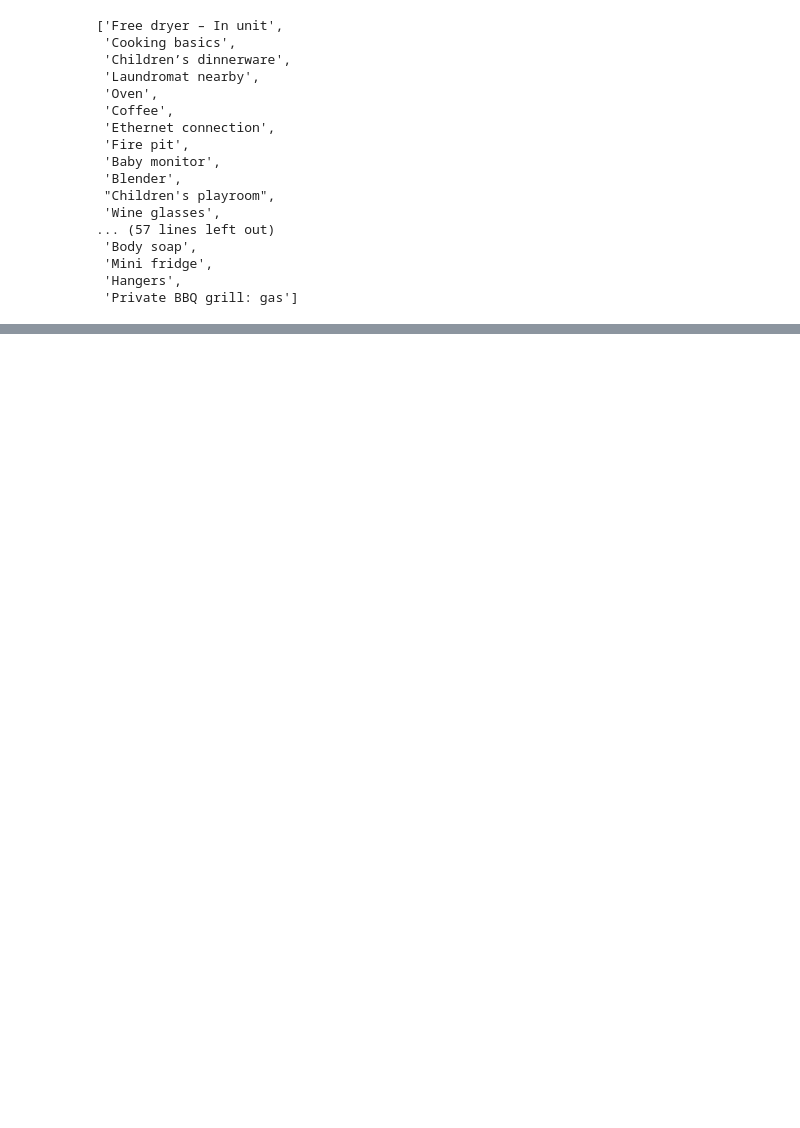
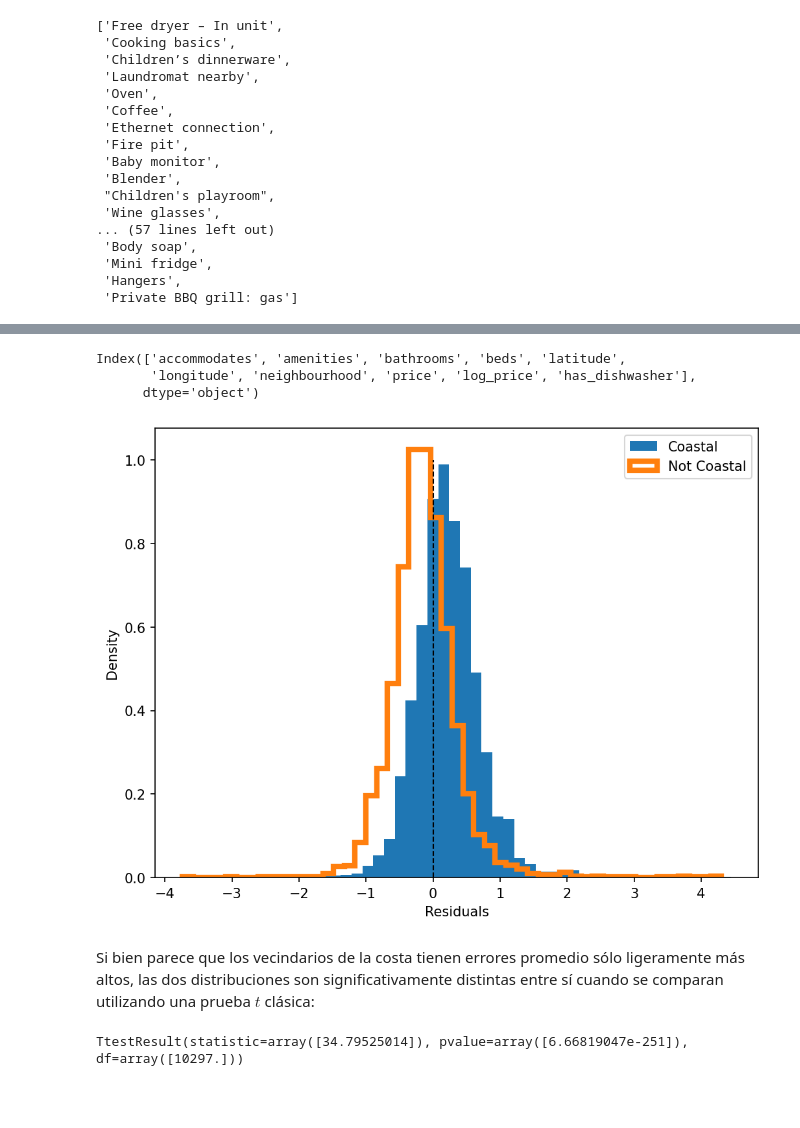
Before and after one commit to douglascarmona/spatial_statistics_course, a Jupyter notebook: classes/regression/airbnb.ipynb, the cells around one changed output, grey strips where cells are left out. Saved outputs shown, nothing was run; the diff lists cells and outputs as text; code cells hidden in the pictures; blank space fills up the shorter version.

```diff
--- a/classes/regression/airbnb.ipynb
+++ b/classes/regression/airbnb.ipynb
@@ -259,0 +258,4 @@ Number of properties with pool: 2249
+# %%
+listings = listings.dropna()
+
+listings = listings[(listings["bathrooms"] >= 1)&(listings["beds"] >= 1)]
@@ -259,0 +375,60 @@ Number of properties with pool: 2249
+# %%
+listings.columns
+# %% [output]
+Index(['accommodates', 'amenities', 'bathrooms', 'beds', 'latitude',
+       'longitude', 'neighbourhood', 'price', 'log_price', 'has_dishwasher'],
+      dtype='object')
+# %%
+coastal_neighborhoods = [
+    "Wooded Area",
+    "Ocean Beach",
+    "Pacific Beach",
+    "La Jolla",
+    "Torrey Pines",
+    "Del Mar Heighs",
+    "Mission Bay",
+]
+
+# Create a Boolean (True/False) with whether a property is coastal or not
+listings["is_coastal_neig"] = (
+    listings["neighbourhood"].isin(coastal_neighborhoods).astype(bool)
+)
+# %%
+is_coastal_neig = listings["is_coastal_neig"].astype(bool)
+
+# Split residuals between coastal and not
+coastal_residuals = model_1.u[is_coastal_neig]
+non_coastal_residuals = model_1.u[~is_coastal_neig]
+
+fig, ax = plt.subplots(figsize=(8, 6), dpi=150)
+
+# Create histogram of the distribution of coastal and non-coastal residuals
+ax.hist(coastal_residuals, density=True, bins=50, label="Coastal")
+ax.hist(
+    non_coastal_residuals,
+    histtype="step",
+    density=True,
+    linewidth=4,
+    bins=50,
+    label="Not Coastal",
+)
+ax.set(ylabel="Density", xlabel="Residuals")
+
+# Add Line on 0
+plt.vlines(0, 0, 1, linestyle="--", color="k", linewidth=2)
+# Add legend
+plt.legend()
+# Display
+plt.show()
+# %% [output]
+[figure, added]
+# %% [markdown]
+Si bien parece que los vecindarios de la costa tienen errores promedio sólo ligeramente más altos, las dos distribuciones son significativamente distintas entre sí cuando se comparan utilizando una prueba $t$ clásica:
+# %%
+from scipy.stats import ttest_ind
+
+ttest_ind(coastal_residuals, non_coastal_residuals)
+# %% [output]
+TtestResult(statistic=array([34.79525014]), pvalue=array([6.66819047e-251]), df=array([10297.]))
+# %% [markdown]
+##
```
Also changed, not shown: parts of 37 cells of this notebook.
